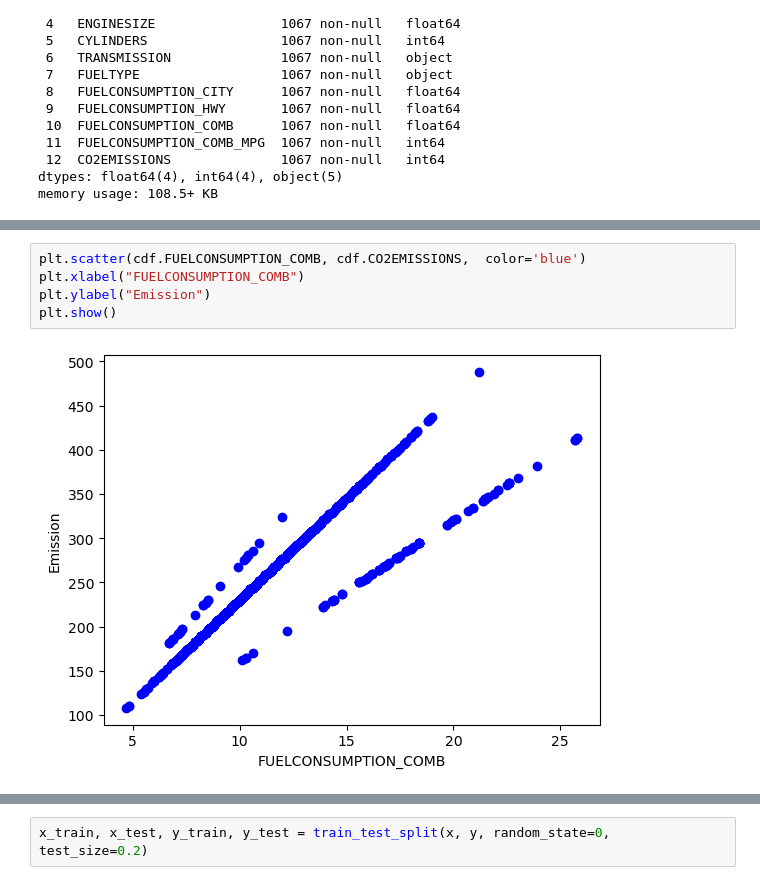
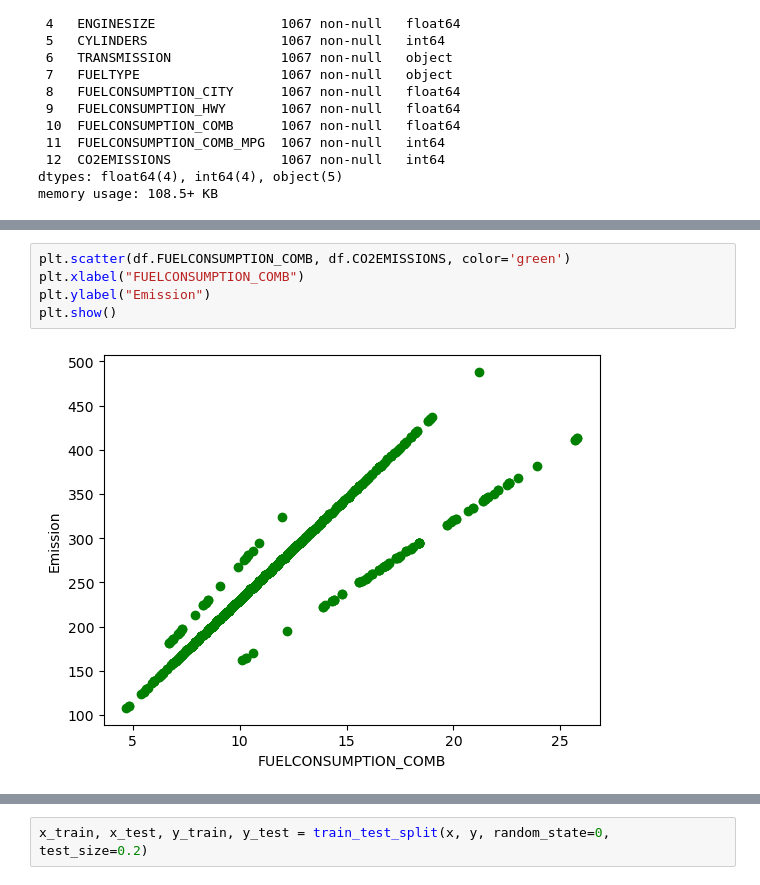
Before and after one commit to zahra-ahmadbeigloo/Data-analysis-projects, a Jupyter notebook: Fuel-Consumption/Fuel-Consumption.ipynb, the cells around one changed output, grey strips where cells are left out. Drawn from its saved outputs; the diff is of its cells as text.

```diff
--- a/Fuel-Consumption/Fuel-Consumption.ipynb
+++ b/Fuel-Consumption/Fuel-Consumption.ipynb
@@ -97,7 +74,7 @@ plt.show()
 # %%
-plt.scatter(cdf.FUELCONSUMPTION_COMB, cdf.CO2EMISSIONS,  color='blue')
+plt.scatter(df.FUELCONSUMPTION_COMB, df.CO2EMISSIONS, color='green')
 plt.xlabel("FUELCONSUMPTION_COMB")
 plt.ylabel("Emission")
 plt.show()
 # %% [output]
-[figure, old version]
+[figure, new version]
```
Also changed, not shown: parts of 20 cells of this notebook.
